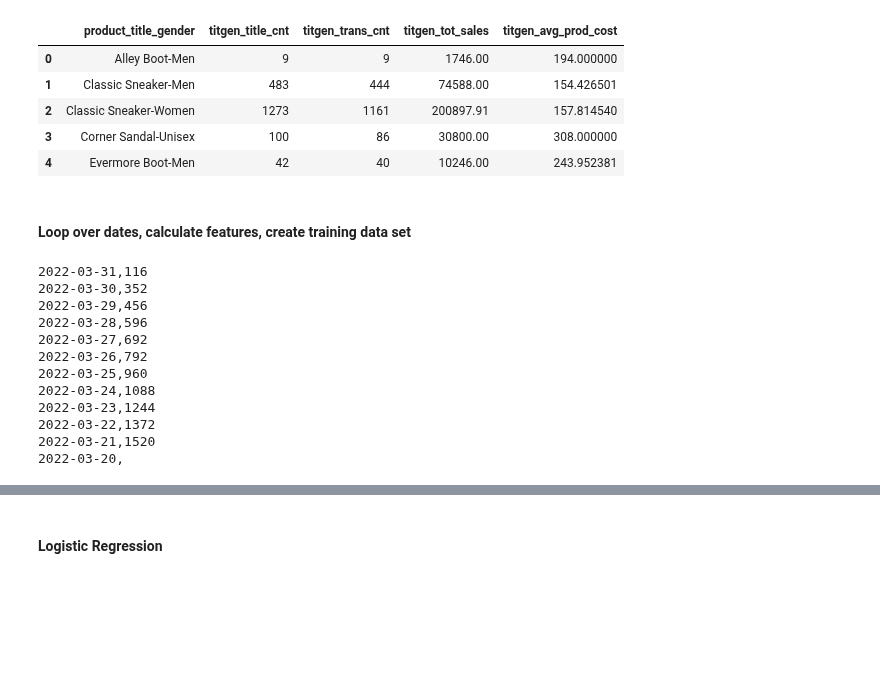
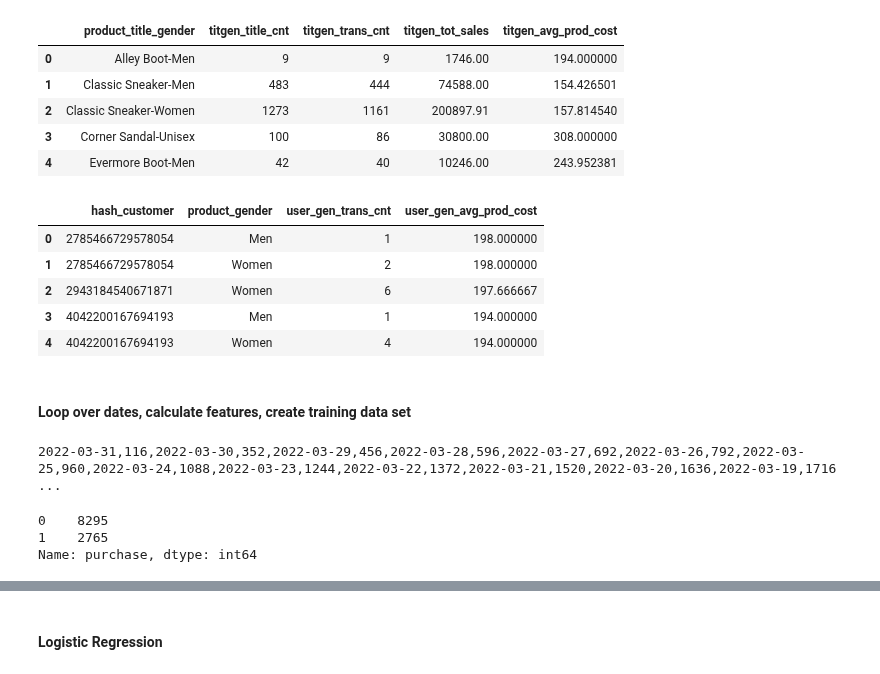
Before and after one commit to jeremypmobley/nonsense, a Jupyter notebook: flagship/flagship_modeling.ipynb, the cells around one changed output, grey strips where cells are left out. Saved outputs shown, nothing was run; the diff lists cells and outputs as text; code cells hidden in the pictures; blank space fills up the shorter version.

```diff
--- a/flagship/flagship_modeling.ipynb
+++ b/flagship/flagship_modeling.ipynb
@@ -526,12 +486,37 @@ calc_titgen_features(as_of_dt='2022-03-26').head()
 | 2 | Classic Sneaker-Women | 1273 | 1161 | 200897.91 | 157.814540 |
 | 3 | Corner Sandal-Unisex | 100 | 86 | 30800.00 | 308.000000 |
 | 4 | Evermore Boot-Men | 42 | 40 | 10246.00 | 243.952381 |
+# %%
+def calc_user_gen_features(as_of_dt):
+    """
+    Function to calculate features
+    Returns dataframe
+    """
+    hist_data = toy_dataset_df[(toy_dataset_df['timestamp'].dt.date < pd.to_datetime(as_of_dt))]
+
+    agg_df = hist_data.groupby(['hash_customer','product_gender']).agg({
+        'product_title': ['count'],
+        'sale_amount': ['mean']
+    }).reset_index()
+
+    agg_df.columns = ['hash_customer', 'product_gender',
+                      'user_gen_trans_cnt', 'user_gen_avg_prod_cost']
+    return agg_df
+# %%
+calc_user_gen_features(as_of_dt='2022-03-26').head()
+# %% [output]
+|  | hash_customer | product_gender | user_gen_trans_cnt | user_gen_avg_prod_cost |
+| 0 | 2785466729578054 | Men | 1 | 198.000000 |
+| 1 | 2785466729578054 | Women | 2 | 198.000000 |
+| 2 | 2943184540671871 | Women | 6 | 197.666667 |
+| 3 | 4042200167694193 | Men | 1 | 194.000000 |
+| 4 | 4042200167694193 | Women | 4 | 194.000000 |
 # %% [markdown]
 #### Loop over dates, calculate features, create training data set
 # %%
 %%time
 
-NUM_DATES_TO_LOOP_OVER = 20
+NUM_DATES_TO_LOOP_OVER = 50
 NUM_NEGATIVE_SAMPLES = 3
 
 # order samples to loop over them backwards chronologically
@@ -581,21 +566,32 @@ for idx, dt, in enumerate(positive_samples['timestamp'].dt.date.unique()[0:NUM_D
                             right_on='product_title_gender',
                             how='left')
 
+    # add user-gen features
+    user_gen_features_df = calc_user_gen_features(as_of_dt=dt)
+    daily_train_df = pd.merge(left=daily_train_df,
+                            right=user_gen_features_df,
+                            left_on=['hash_customer', 'product_gender'],
+                            right_on=['hash_customer', 'product_gender'],
+                            how='left')
+
+    # add title features
+    title_features_df = calc_title_features(as_of_dt=dt)
+    daily_train_df = pd.merge(left=daily_train_df,
+                            right=title_features_df,
+                            left_on='product_title',
+                            right_on='product_title',
+                            how='left')
+
     train_df = pd.concat([train_df, daily_train_df])
-    print(train_df.shape[0])
+    print(train_df.shape[0], end=',')
 # %% [output]
-2022-03-31,116
-2022-03-30,352
-2022-03-29,456
-2022-03-28,596
-2022-03-27,692
-2022-03-26,792
-2022-03-25,960
-2022-03-24,1088
-2022-03-23,1244
-2022-03-22,1372
-2022-03-21,1520
-2022-03-20,
+2022-03-31,116,2022-03-30,352,2022-03-29,456,2022-03-28,596,2022-03-27,692,2022-03-26,792,2022-03-25,960,2022-03-24,1088,2022-03-23,1244,2022-03-22,1372,2022-03-21,1520,2022-03-20,1636,2022-03-19,1716 ...
+# %%
+train_df['purchase'].value_counts()
+# %% [output]
+0    8295
+1    2765
+Name: purchase, dtype: int64
 # %%
 train_df.shape
 # %% [output]
```
Also changed, not shown: parts of 60 cells of this notebook, 1 other file.
